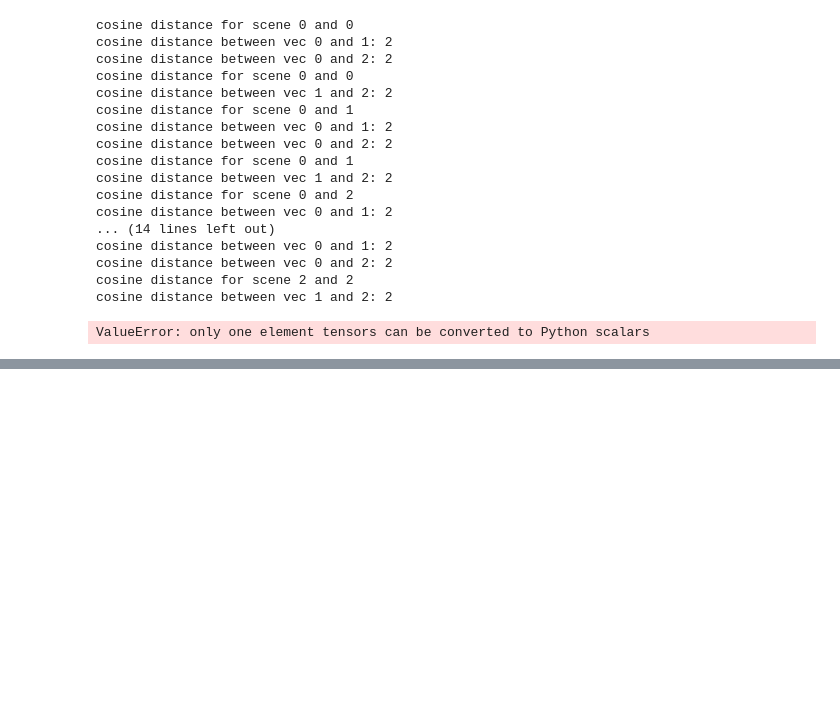
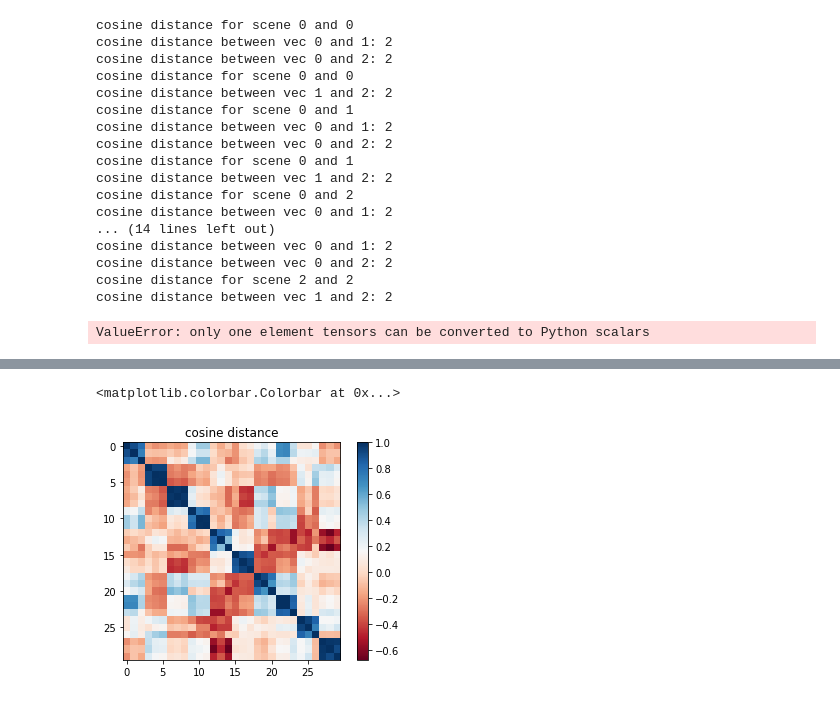
Before and after one commit to lcordey/codePDM, a Jupyter notebook: img2sdf_ML/test_.ipynb, the cells around one changed output, grey strips where cells are left out. Drawn from its saved outputs; the diff is of its cells as text; code cells hidden in the pictures; blank space fills up the shorter version.

Commit message:
plot evaluation

```diff
--- a/img2sdf_ML/test_.ipynb
+++ b/img2sdf_ML/test_.ipynb
@@ -225,0 +606,18 @@ ValueError: only one element tensors can be converted to Python scalars
+# %%
+
+matrix = np.empty([num_scene * num_image_per_scene, num_scene * num_image_per_scene])
+
+for scene_id_1 in range(num_scene):
+    for scene_id_2 in range(num_scene):
+        for vec1 in range(num_image_per_scene):
+            for vec2 in range(num_image_per_scene):
+                dist = cosine_distance(lat_vecs[scene_id_1,vec1,:], lat_vecs[scene_id_2,vec2,:])
+                matrix[scene_id_1 * num_image_per_scene + vec1, scene_id_2 * num_image_per_scene + vec2] = dist
+# %%
+import matplotlib.pyplot as plt
+plt.imshow(matrix, cmap='RdBu')
+plt.title("cosine distance")
+plt.colorbar()
+# %% [output]
+<matplotlib.colorbar.Colorbar at 0x...>
+[figure, added]
```
Also changed, not shown: parts of 6 cells of this notebook, 2 other files.
